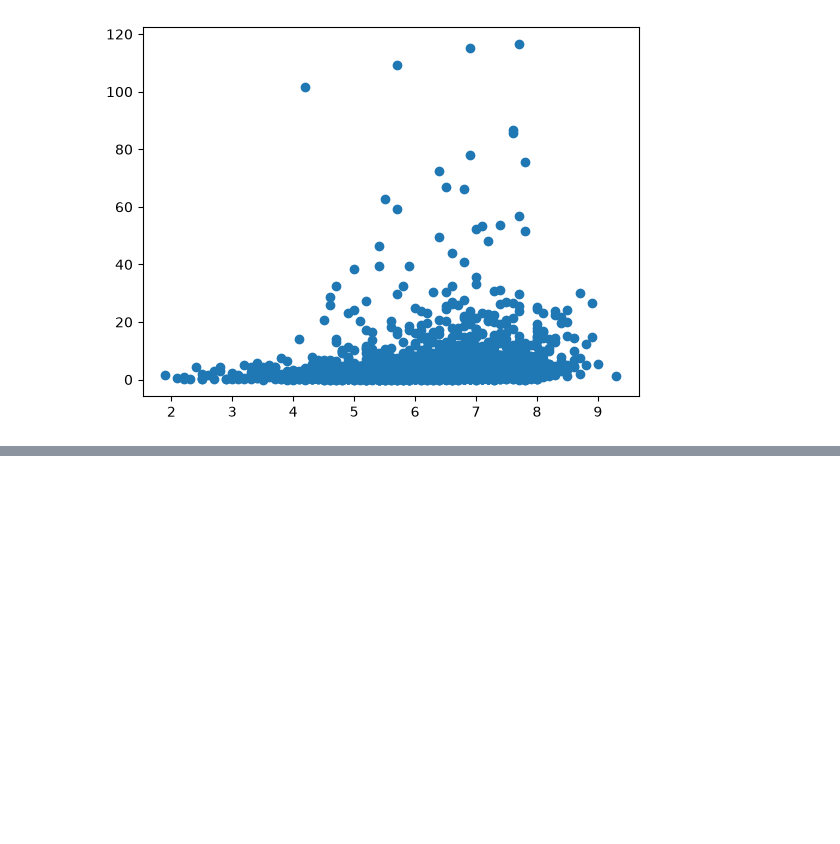
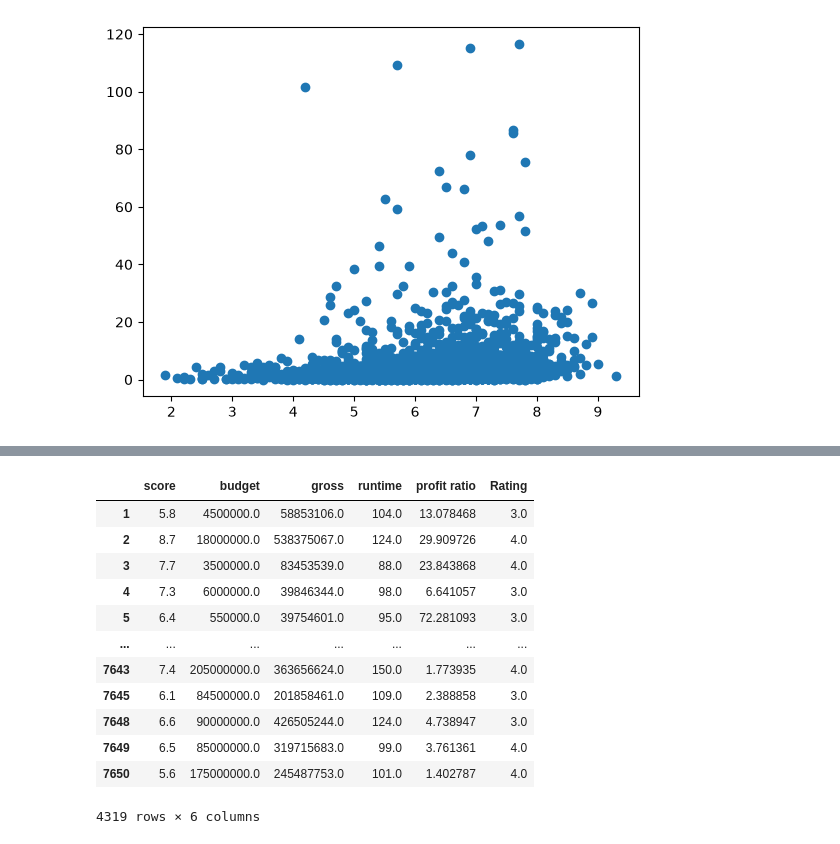
Before and after one commit to Donov124/CMSE202_Git_Started, a Jupyter notebook: Project_Planning/USonly_initial_processing.ipynb, the cells around one changed output, grey strips where cells are left out. Saved outputs shown, nothing was run; the diff lists cells and outputs as text; code cells hidden in the pictures; blank space fills up the shorter version.

```diff
--- a/Project_Planning/USonly_initial_processing.ipynb
+++ b/Project_Planning/USonly_initial_processing.ipynb
@@ -166,0 +167,16 @@ plt.tight_layout()
+# %%
+features
+# %% [output]
+|  | score | budget | gross | runtime | profit ratio | Rating |
+| 1 | 5.8 | 4500000.0 | 58853106.0 | 104.0 | 13.078468 | 3.0 |
+| 2 | 8.7 | 18000000.0 | 538375067.0 | 124.0 | 29.909726 | 4.0 |
+| 3 | 7.7 | 3500000.0 | 83453539.0 | 88.0 | 23.843868 | 4.0 |
+| 4 | 7.3 | 6000000.0 | 39846344.0 | 98.0 | 6.641057 | 3.0 |
+| 5 | 6.4 | 550000.0 | 39754601.0 | 95.0 | 72.281093 | 3.0 |
+| ... | ... | ... | ... | ... | ... | ... |
+| 7643 | 7.4 | 205000000.0 | 363656624.0 | 150.0 | 1.773935 | 4.0 |
+| 7645 | 6.1 | 84500000.0 | 201858461.0 | 109.0 | 2.388858 | 3.0 |
+| 7648 | 6.6 | 90000000.0 | 426505244.0 | 124.0 | 4.738947 | 3.0 |
+| 7649 | 6.5 | 85000000.0 | 319715683.0 | 99.0 | 3.761361 | 4.0 |
+| 7650 | 5.6 | 175000000.0 | 245487753.0 | 101.0 | 1.402787 | 4.0 |
+4319 rows × 6 columns
```
Also changed, not shown: parts of 3 cells of this notebook.
